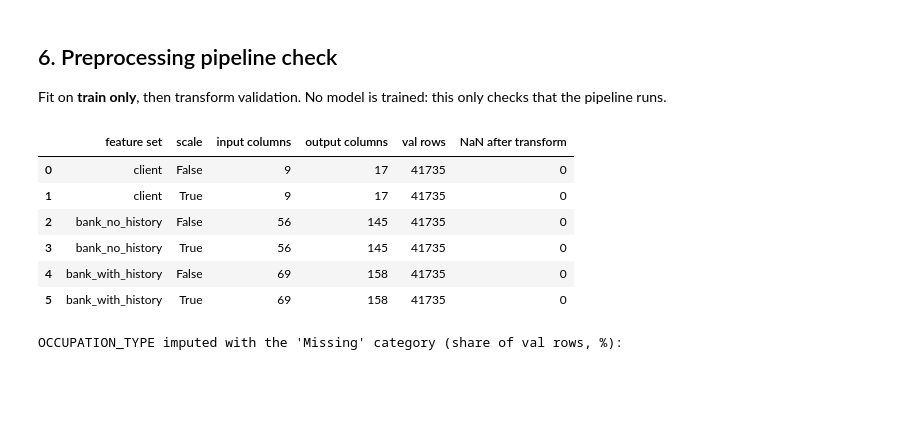
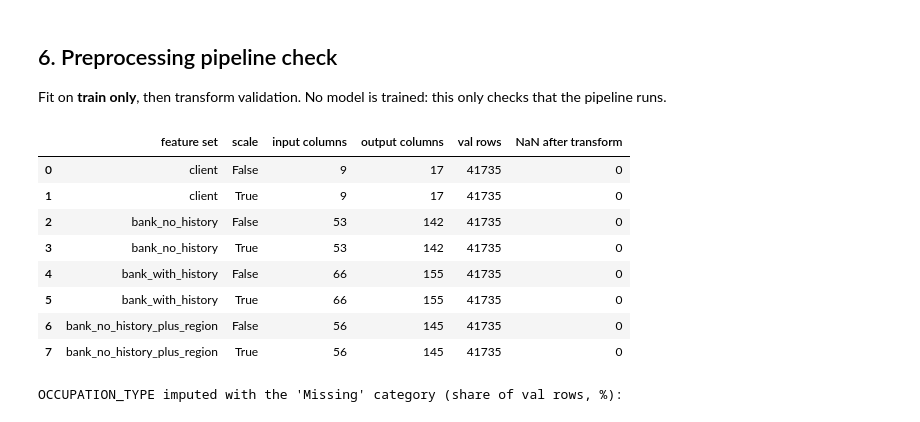
Before and after one commit to racha-cbn/Noria, a Jupyter notebook: notebooks/02_preparation.ipynb, the cells around one changed output. Drawn from its saved outputs; the diff is of its cells as text; code cells hidden in the pictures; blank space fills up the shorter version.

Commit message:
Move region ratings to a separate feature group, to be evaluated
Co-Authored-By: Claude Opus 5.5 <noreply@anthropic.com>

```diff
--- a/notebooks/02_preparation.ipynb
+++ b/notebooks/02_preparation.ipynb
@@ -372,25 +381,29 @@ Read as monthly/monthly: median debt-to-income ratio 17.2%, median CREDIT_TERM 2
 Fit on **train only**, then transform validation. No model is trained: this only checks that the pipeline runs.
 # %%
 rows = []
-for name, feats in config.FEATURE_SETS.items():
+# The 3 feature sets, plus the bank set with REGION_FEATURES (variant to be evaluated in session 3)
+variants = dict(config.FEATURE_SETS, bank_no_history_plus_region=config.BANK_NO_HISTORY_FEATURES + config.REGION_FEATURES)
+for name, feats in variants.items():
     for scale in (False, True):
         pre = preprocessing.build_preprocessor(train, feats, scale=scale)
         pre.fit(train[feats])                 # fitted on train only
         X_val = pre.transform(val[feats])     # val is only transformed
         rows.append({"feature set": name, "scale": scale, "input columns": len(feats),
                      "output columns": X_val.shape[1], "val rows": X_val.shape[0],
                      "NaN after transform": int(X_val.isna().sum().sum())})
 pipeline_check = pd.DataFrame(rows)
 display(pipeline_check)
 assert (pipeline_check["NaN after transform"] == 0).all()
 # %% [output]
 |  | feature set | scale | input columns | output columns | val rows | NaN after transform |
 | 0 | client | False | 9 | 17 | 41735 | 0 |
 | 1 | client | True | 9 | 17 | 41735 | 0 |
-| 2 | bank_no_history | False | 56 | 145 | 41735 | 0 |
-| 3 | bank_no_history | True | 56 | 145 | 41735 | 0 |
-| 4 | bank_with_history | False | 69 | 158 | 41735 | 0 |
-| 5 | bank_with_history | True | 69 | 158 | 41735 | 0 |
+| 2 | bank_no_history | False | 53 | 142 | 41735 | 0 |
+| 3 | bank_no_history | True | 53 | 142 | 41735 | 0 |
+| 4 | bank_with_history | False | 66 | 155 | 41735 | 0 |
+| 5 | bank_with_history | True | 66 | 155 | 41735 | 0 |
+| 6 | bank_no_history_plus_region | False | 56 | 145 | 41735 | 0 |
+| 7 | bank_no_history_plus_region | True | 56 | 145 | 41735 | 0 |
 # %%
 feats = config.BANK_NO_HISTORY_FEATURES
 pre_bank = preprocessing.build_preprocessor(train, feats).fit(train[feats])
```
Also changed, not shown: parts of 3 cells of this notebook, 2 other files.
